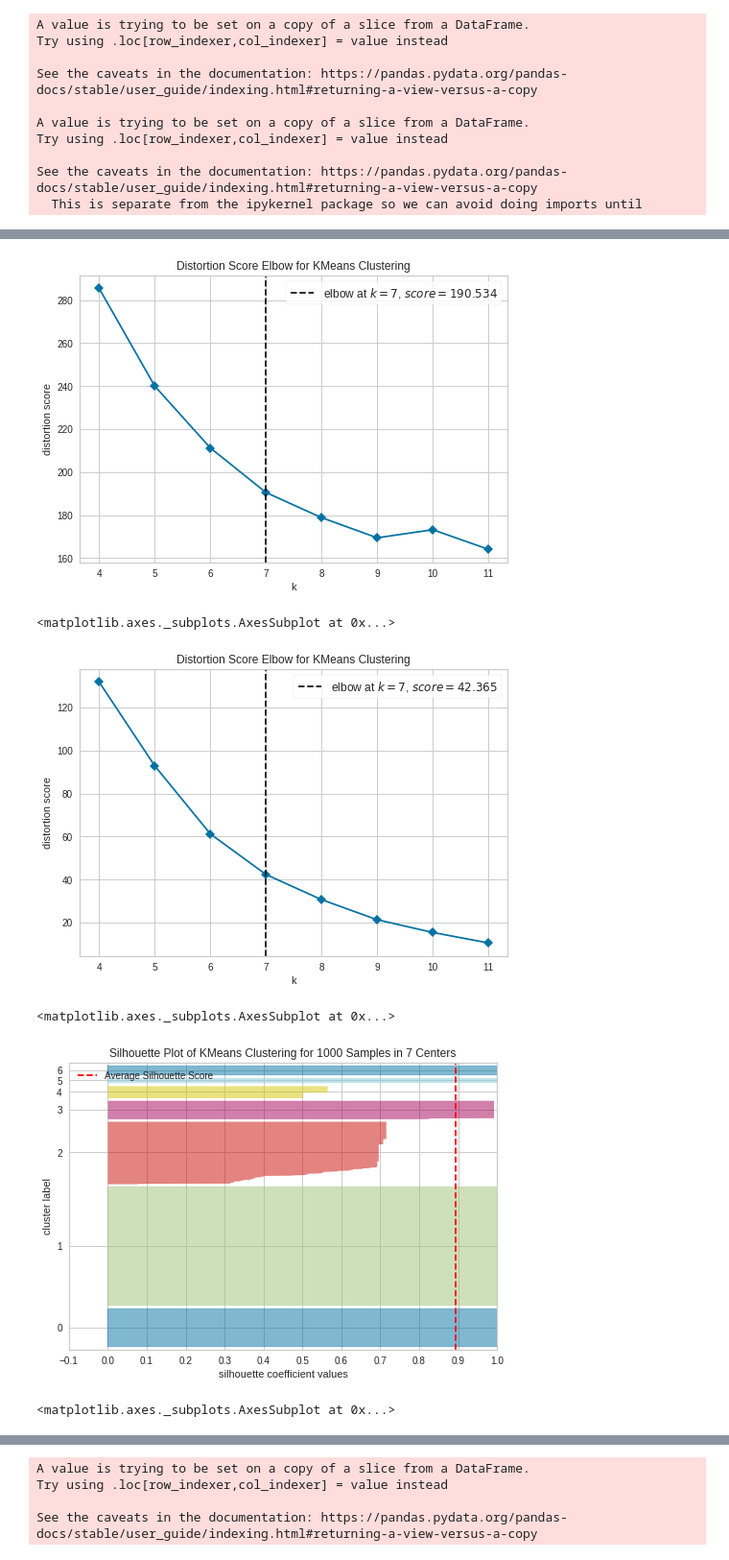
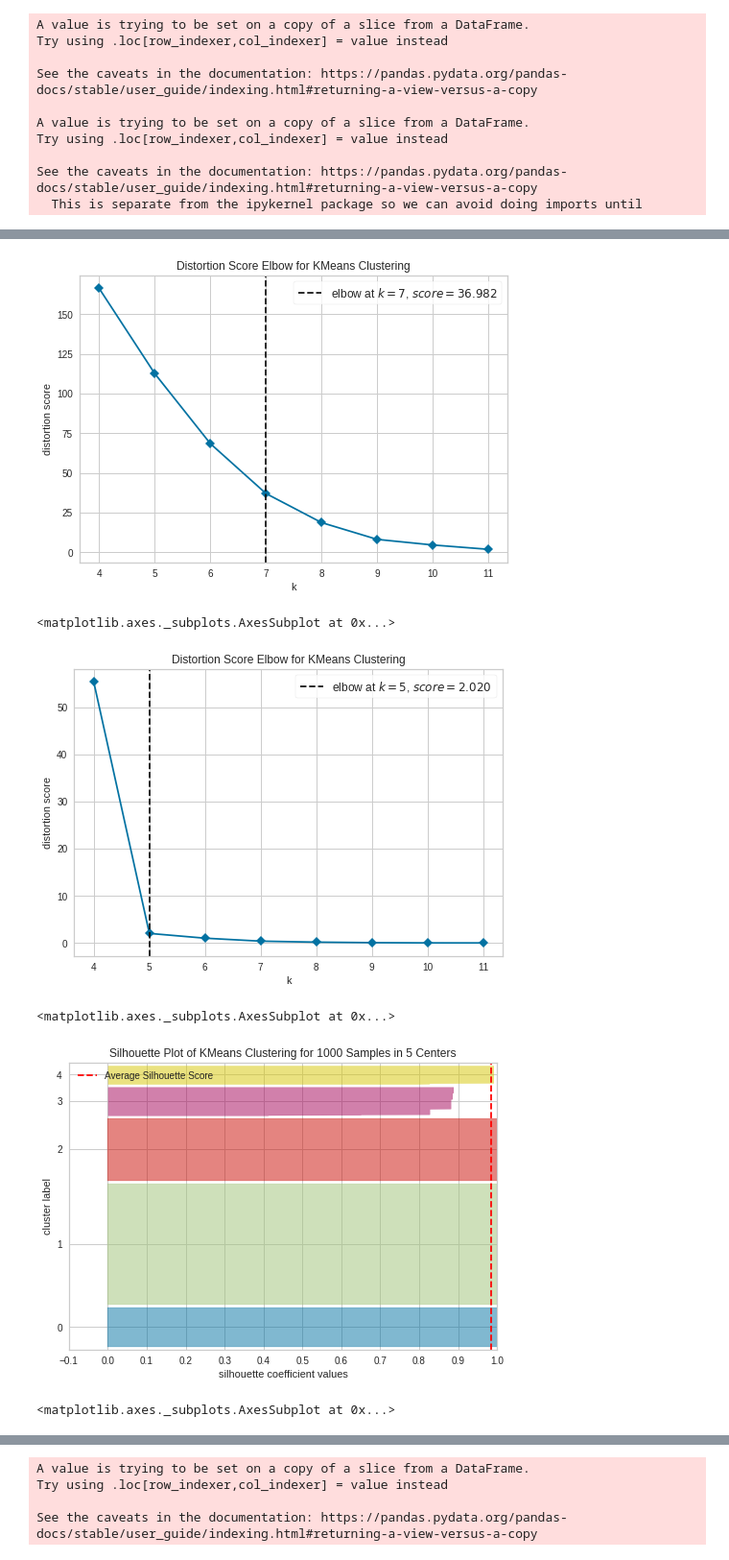
Before and after one commit to DARKS-ML/SOC-support-system, a Jupyter notebook: authlog2.ipynb, the cells around one changed output, grey strips where cells are left out. Shown at 96% size. Cells and saved outputs as stored; diff of their text form; code cells hidden in the pictures.

```diff
--- a/authlog2.ipynb
+++ b/authlog2.ipynb
@@ -16,3 +14,7 @@ auth1 = auth[:5000]
+# %%
+auth0 = auth[:1000]
+# %%
+auth1 = auth0.copy()
 # %%
 auth1.Event.head()
 # %% [output]
@@ -37,3 +47,6 @@ Try using .loc[row_indexer,col_indexer] = value instead
 
 See the caveats in the documentation: https://pandas.pydata.org/pandas-docs/stable/user_guide/indexing.html#returning-a-view-versus-a-copy
   This is separate from the ipykernel package so we can avoid doing imports until
+# %%
+# remove after 'user' including user :(
+auth1['Event'] = auth1['Event'].apply(lambda x: x.split(' user ')[0])
@@ -238,7 +249,7 @@ X = tfidf.toarray()
 visualizer.fit(X)
 visualizer.show()
 # %% [output]
-[figure, old version]
+[figure, new version]
 <matplotlib.axes._subplots.AxesSubplot at 0x...>
 # %%
 # PCA
@@ -255,17 +265,17 @@ visualizer = KElbowVisualizer(model, k=(4,12), timings=False)
 visualizer.fit(data_pca)
 visualizer.show()
 # %% [output]
-[figure, old version]
+[figure, new version]
 <matplotlib.axes._subplots.AxesSubplot at 0x...>
 # %%
 # Silhouette method
 from yellowbrick.cluster.silhouette import SilhouetteVisualizer
-model = KMeans(7, random_state=0)
+model = KMeans(5, random_state=0)
 visualizer = SilhouetteVisualizer(model, colors='yellowbrick')
 visualizer.fit(data_pca)
 visualizer.show()
 # %% [output]
-[figure, old version]
+[figure, new version]
 <matplotlib.axes._subplots.AxesSubplot at 0x...>
 # %%
 # Intercluster Distance Maps
```
Also changed, not shown: parts of 25 cells of this notebook.
